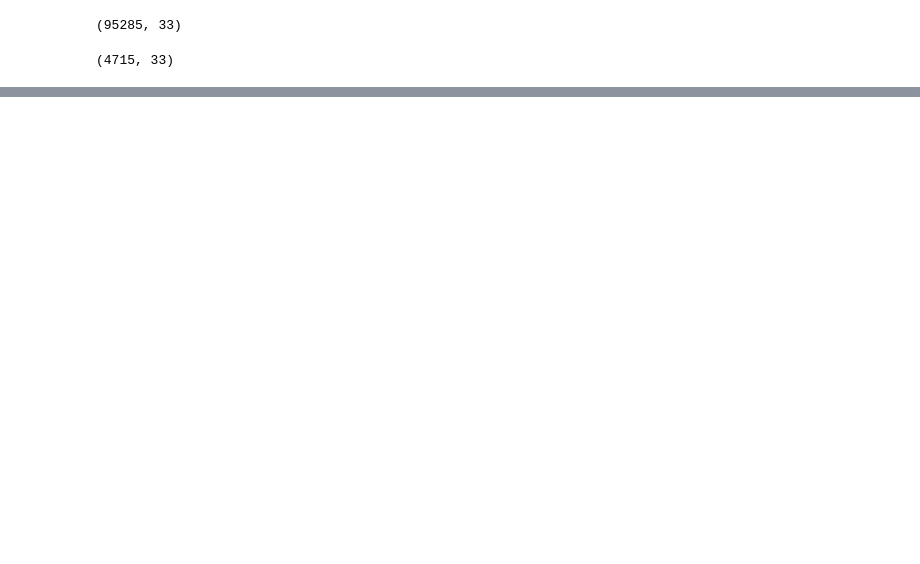
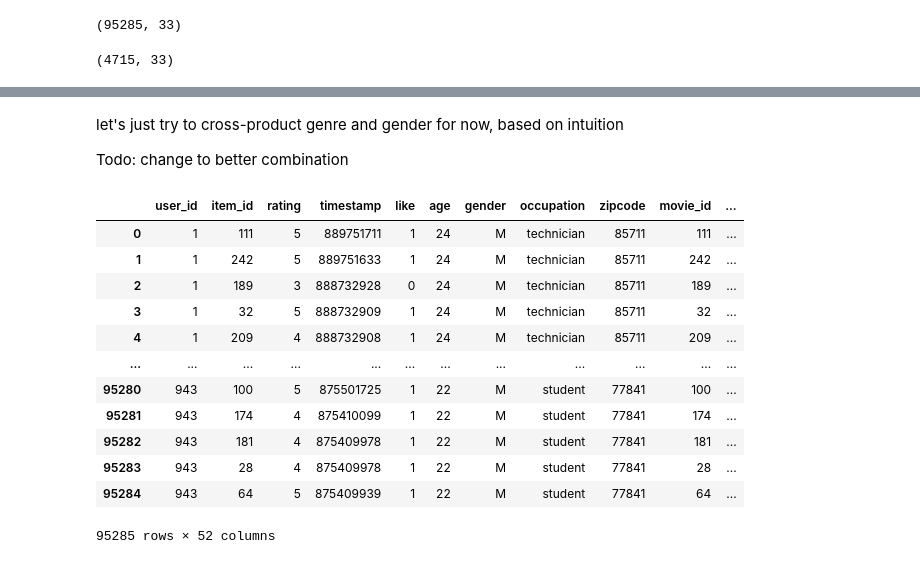
Before and after one commit to zhang-shizhe/PocketRecommender, a Jupyter notebook: notebooks/Untitled.ipynb, the cells around one changed output, grey strips where cells are left out. Saved outputs shown, nothing was run; the diff lists cells and outputs as text; code cells hidden in the pictures; blank space fills up the shorter version.

```diff
--- a/notebooks/Untitled.ipynb
+++ b/notebooks/Untitled.ipynb
@@ -136,0 +195,4 @@ test_set.to_csv('../dataset/ml-100k/train_test/test.csv', index=False)
+# %% [markdown]
+let's just try to cross-product genre and gender for now, based on intuition
+
+Todo: change to better combination
@@ -136,0 +210,16 @@ test_set.to_csv('../dataset/ml-100k/train_test/test.csv', index=False)
+# %%
+train_set
+# %% [output]
+|  | user_id | item_id | rating | timestamp | like | age | gender | occupation | zipcode | movie_id | ... |
+| 0 | 1 | 111 | 5 | 889751711 | 1 | 24 | M | technician | 85711 | 111 | ... |
+| 1 | 1 | 242 | 5 | 889751633 | 1 | 24 | M | technician | 85711 | 242 | ... |
+| 2 | 1 | 189 | 3 | 888732928 | 0 | 24 | M | technician | 85711 | 189 | ... |
+| 3 | 1 | 32 | 5 | 888732909 | 1 | 24 | M | technician | 85711 | 32 | ... |
+| 4 | 1 | 209 | 4 | 888732908 | 1 | 24 | M | technician | 85711 | 209 | ... |
+| ... | ... | ... | ... | ... | ... | ... | ... | ... | ... | ... | ... |
+| 95280 | 943 | 100 | 5 | 875501725 | 1 | 22 | M | student | 77841 | 100 | ... |
+| 95281 | 943 | 174 | 4 | 875410099 | 1 | 22 | M | student | 77841 | 174 | ... |
+| 95282 | 943 | 181 | 4 | 875409978 | 1 | 22 | M | student | 77841 | 181 | ... |
+| 95283 | 943 | 28 | 4 | 875409978 | 1 | 22 | M | student | 77841 | 28 | ... |
+| 95284 | 943 | 64 | 5 | 875409939 | 1 | 22 | M | student | 77841 | 64 | ... |
+95285 rows × 52 columns
```
Also changed, not shown: parts of 19 cells of this notebook.
